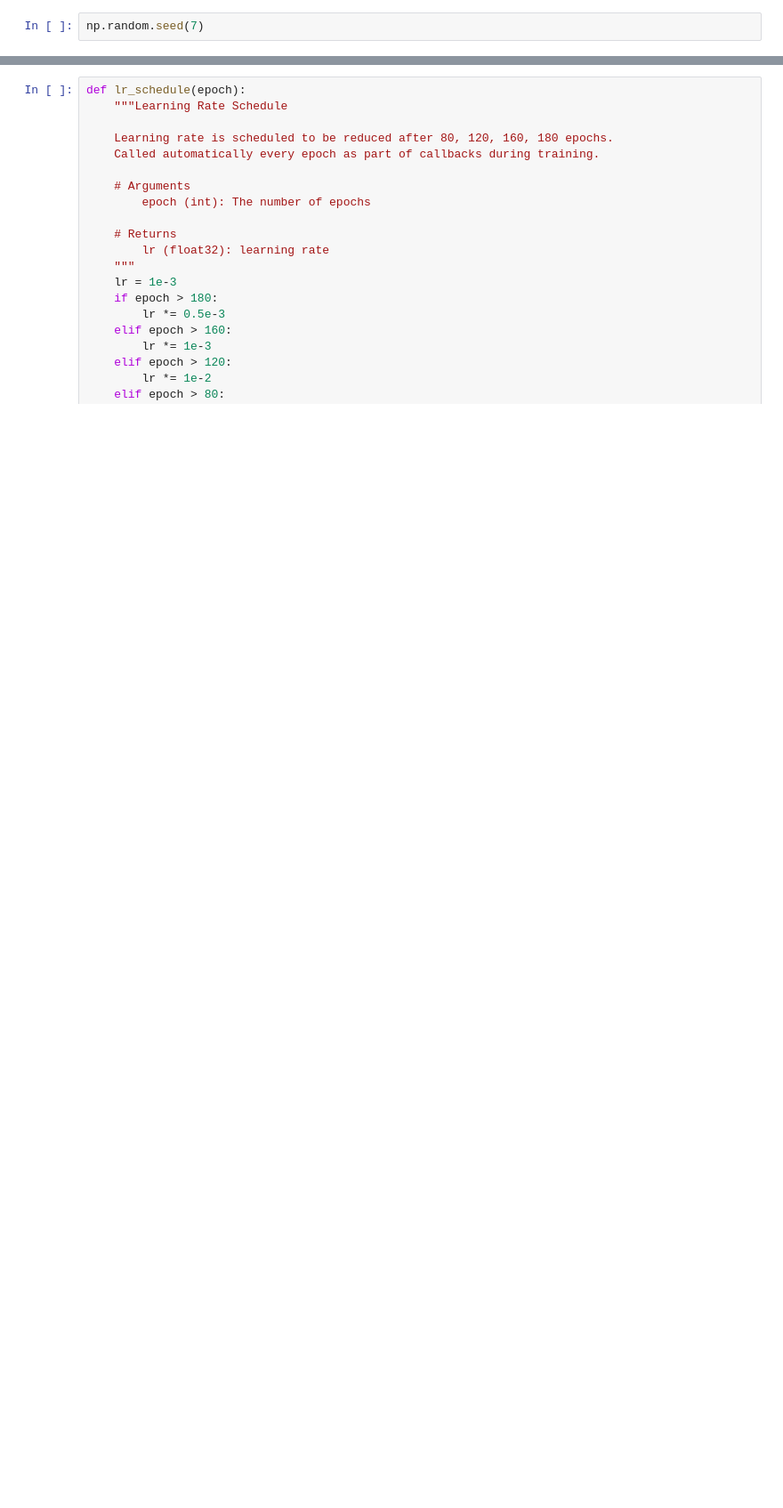
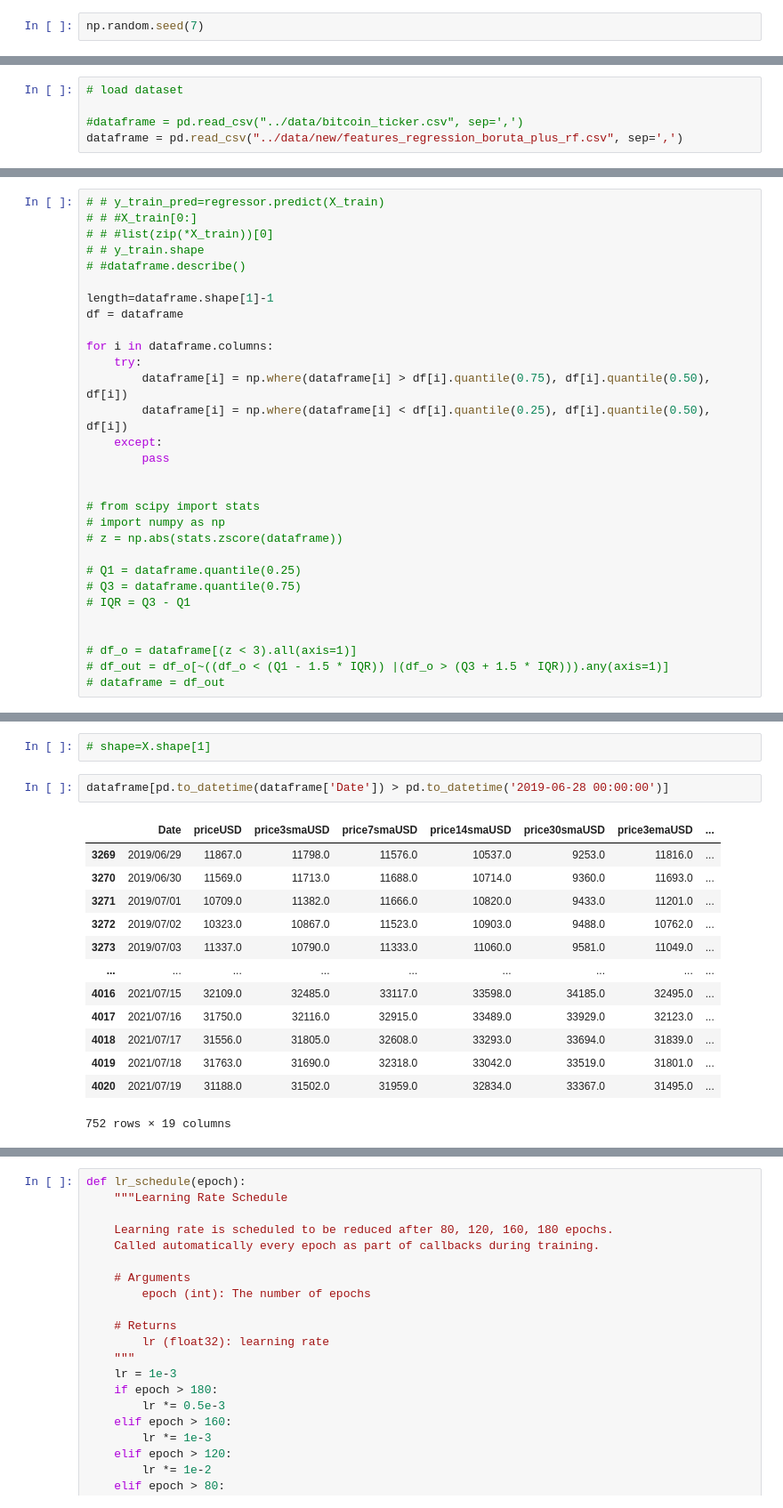
Before and after one commit to deepanshgandhi/Bitcoin-Price-Forecast, a Jupyter notebook: models/Training_ANN_reg.ipynb, the cells around one changed output, grey strips where cells are left out. Shown: that part at 89% size. Saved outputs shown, nothing was run; the diff lists cells and outputs as text; blank space fills up the shorter version.

```diff
--- a/models/Training_ANN_reg.ipynb
+++ b/models/Training_ANN_reg.ipynb
@@ -163,0 +80,5 @@ X_test=scale.transform(X_test)
+# %%
+# load dataset
+
+#dataframe = pd.read_csv("../data/bitcoin_ticker.csv", sep=',')
+dataframe = pd.read_csv("../data/new/features_regression_boruta_plus_rf.csv", sep=',')
@@ -163,0 +90,30 @@ X_test=scale.transform(X_test)
+# %%
+# # y_train_pred=regressor.predict(X_train)
+# # #X_train[0:]
+# # #list(zip(*X_train))[0]
+# # y_train.shape
+# #dataframe.describe()
+
+length=dataframe.shape[1]-1
+df = dataframe
+
+for i in dataframe.columns:
+    try:
+        dataframe[i] = np.where(dataframe[i] > df[i].quantile(0.75), df[i].quantile(0.50), df[i])
+        dataframe[i] = np.where(dataframe[i] < df[i].quantile(0.25), df[i].quantile(0.50), df[i])
+    except:
+        pass
+
+
+# from scipy import stats
+# import numpy as np
+# z = np.abs(stats.zscore(dataframe))
+
+# Q1 = dataframe.quantile(0.25)
+# Q3 = dataframe.quantile(0.75)
+# IQR = Q3 - Q1
+
+
+# df_o = dataframe[(z < 3).all(axis=1)]
+# df_out = df_o[~((df_o < (Q1 - 1.5 * IQR)) |(df_o > (Q3 + 1.5 * IQR))).any(axis=1)]
+# dataframe = df_out
@@ -163,0 +179,18 @@ X_test=scale.transform(X_test)
+# %%
+# shape=X.shape[1]
+# %%
+dataframe[pd.to_datetime(dataframe['Date']) > pd.to_datetime('2019-06-28 00:00:00')]
+# %% [output]
+|  | Date | priceUSD | price3smaUSD | price7smaUSD | price14smaUSD | price30smaUSD | price3emaUSD | ... |
+| 3269 | 2019/06/29 | 11867.0 | 11798.0 | 11576.0 | 10537.0 | 9253.0 | 11816.0 | ... |
+| 3270 | 2019/06/30 | 11569.0 | 11713.0 | 11688.0 | 10714.0 | 9360.0 | 11693.0 | ... |
+| 3271 | 2019/07/01 | 10709.0 | 11382.0 | 11666.0 | 10820.0 | 9433.0 | 11201.0 | ... |
+| 3272 | 2019/07/02 | 10323.0 | 10867.0 | 11523.0 | 10903.0 | 9488.0 | 10762.0 | ... |
+| 3273 | 2019/07/03 | 11337.0 | 10790.0 | 11333.0 | 11060.0 | 9581.0 | 11049.0 | ... |
+| ... | ... | ... | ... | ... | ... | ... | ... | ... |
+| 4016 | 2021/07/15 | 32109.0 | 32485.0 | 33117.0 | 33598.0 | 34185.0 | 32495.0 | ... |
+| 4017 | 2021/07/16 | 31750.0 | 32116.0 | 32915.0 | 33489.0 | 33929.0 | 32123.0 | ... |
+| 4018 | 2021/07/17 | 31556.0 | 31805.0 | 32608.0 | 33293.0 | 33694.0 | 31839.0 | ... |
+| 4019 | 2021/07/18 | 31763.0 | 31690.0 | 32318.0 | 33042.0 | 33519.0 | 31801.0 | ... |
+| 4020 | 2021/07/19 | 31188.0 | 31502.0 | 31959.0 | 32834.0 | 33367.0 | 31495.0 | ... |
+752 rows × 19 columns
```
Also changed, not shown: parts of 65 cells of this notebook, 4 other files.
